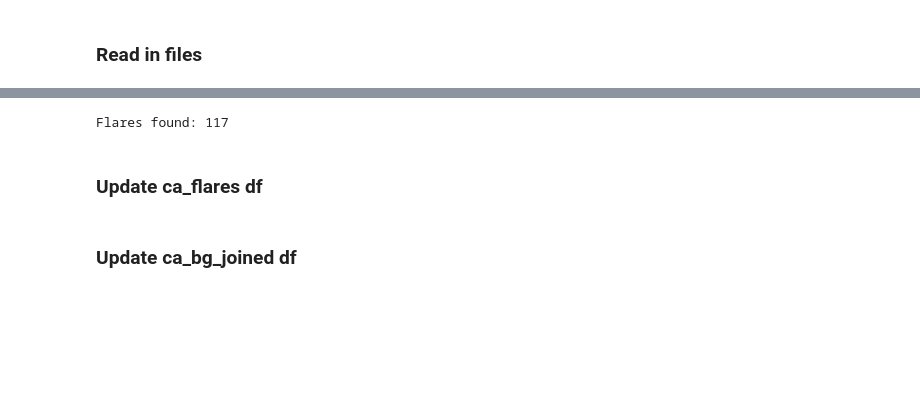
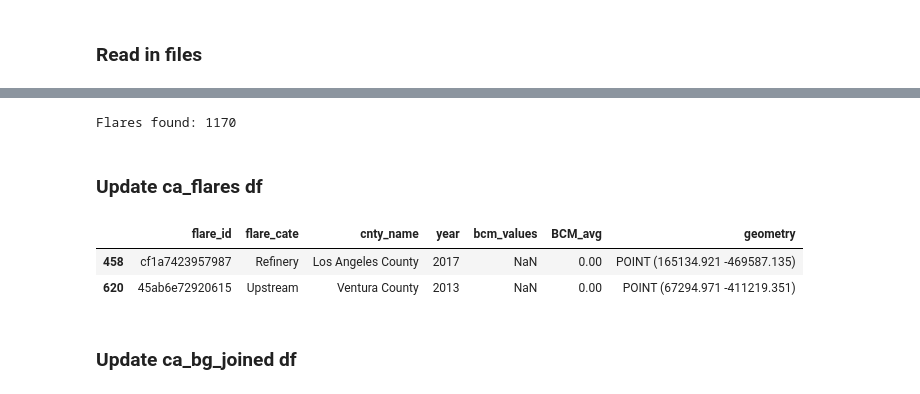
Before and after one commit to natebendermontana/capstone_rmi, a Jupyter notebook: bg_flare_impact.ipynb, the cells around one changed output, grey strips where cells are left out. Saved outputs shown, nothing was run; the diff lists cells and outputs as text; code cells hidden in the pictures; blank space fills up the shorter version.

```diff
--- a/bg_flare_impact.ipynb
+++ b/bg_flare_impact.ipynb
@@ -58,12 +57,9 @@ BGs found: 25607
 # just CA flares
 ca_flares = gp.read_file("data/ca_flares_clean.shp")
 
-# renaming
-ca_flares.rename(columns={'NAMELSAD':'cnty_name'}, inplace=True)  # old:new. Match col names for merging
-
 print(f'Flares found: {len(ca_flares)}')
 # %% [output]
-Flares found: 117
+Flares found: 1170
 # %%
 # set common crs for project
 # epsg3310: https://epsg.io/3310-1739
@@ -85,12 +74,16 @@ ca_bg_joined = ca_bg_joined.to_crs(meters_crs)
 # %%
-# subset to only columns needed for Tableau
-col_list = ['flare_id','flare_cate','cnty_name','BCM_2012','BCM_2013','BCM_2014','BCM_2015','BCM_2016','BCM_2017',
-            'BCM_2018','BCM_2019','BCM_2020','BCM_2021','BCM_avg', 'geometry']
+col_list = ['flare_id','flare_cate','cnty_name','year','bcm_values','BCM_avg','geometry']
 
 subset = ca_flares[col_list].copy()
 
 # assign the subsetted copy back to the original variable name to keep total # of df names small
 # throughout project
 ca_flares = subset
+# %%
+ca_flares.sample(2)
+# %% [output]
+|  | flare_id | flare_cate | cnty_name | year | bcm_values | BCM_avg | geometry |
+| 458 | cf1a7423957987 | Refinery | Los Angeles County | 2017 | NaN | 0.00 | POINT (165134.921 -469587.135) |
+| 620 | 45ab6e72920615 | Upstream | Ventura County | 2013 | NaN | 0.00 | POINT (67294.971 -411219.351) |
 # %% [markdown]
 ### Update ca_bg_joined df
```
Also changed, not shown: parts of 38 cells of this notebook.
